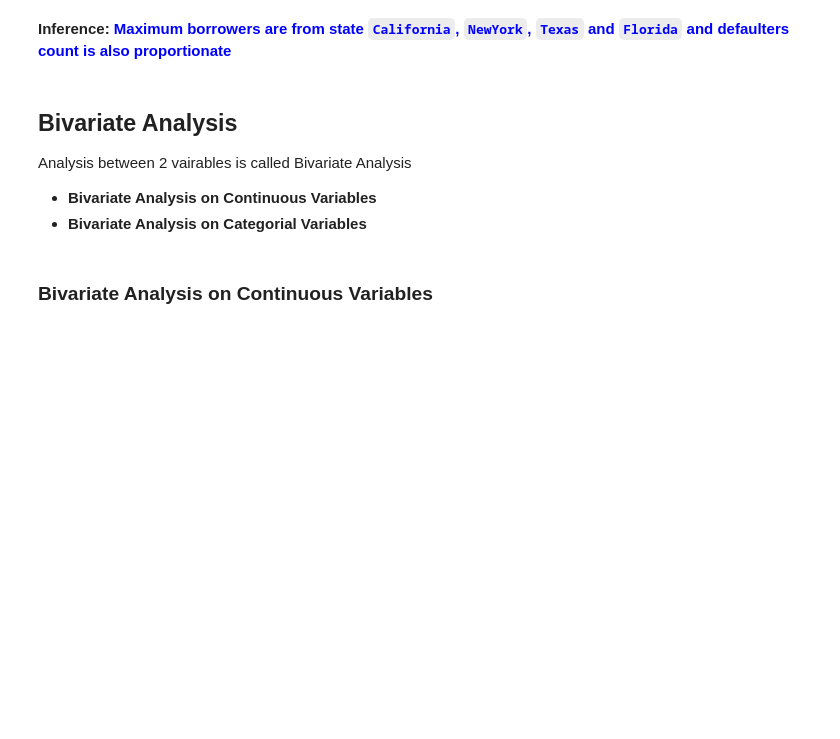
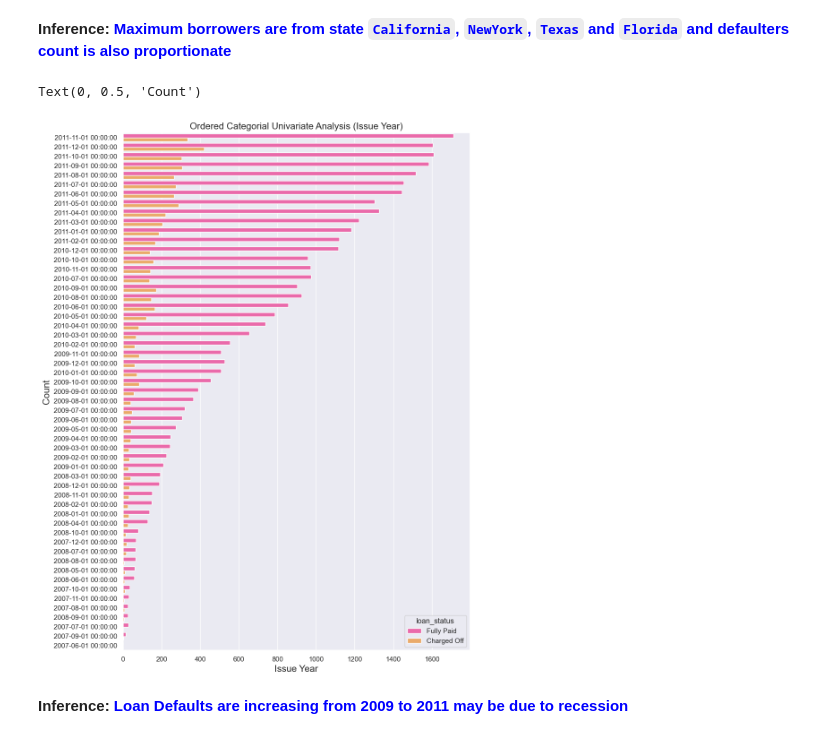
Before and after one commit to upasanapaul/LendingClubCaseStudy, a Jupyter notebook: lending_club_case_study.ipynb, the cells around one changed output. Cells and saved outputs as stored; diff of their text form; code cells hidden in the pictures; blank space fills up the shorter version.

```diff
--- a/lending_club_case_study.ipynb
+++ b/lending_club_case_study.ipynb
@@ -595,10 +595,15 @@ Text(0, 0.5, 'Count')
 [figure]
 # %% [markdown]
 **Inference: <font color="blue">Maximum borrowers are from state `California`, `NewYork`, `Texas` and `Florida` and defaulters count is also proportionate</font>**
-# %% [markdown]
-## Bivariate Analysis
-Analysis between 2 vairables is called Bivariate Analysis
-- **Bivariate Analysis on Continuous Variables**
-- **Bivariate Analysis on Categorial Variables**
-# %% [markdown]
-### Bivariate Analysis on Continuous Variables
+# %%
+# Plot Countplot graph for issue_year column to find Univariate Analysis
+plt.figure(figsize=(10,15))
+sns.countplot(y='issue_date', data=loan_df, hue=loan_df.loan_status, order=loan_df.issue_date.value_counts().index, palette='spring')
+plt.title("Ordered Categorial Univariate Analysis (Issue Year)", fontsize=15)
+plt.xlabel("Issue Year", fontsize=15)
+plt.ylabel("Count", fontsize=15)
+# %% [output]
+Text(0, 0.5, 'Count')
+[figure, added]
+# %% [markdown]
+**Inference: <font color="blue">Loan Defaults are increasing from 2009 to 2011 may be due to recession</font>**
```
Also changed, not shown: parts of 42 cells of this notebook.
